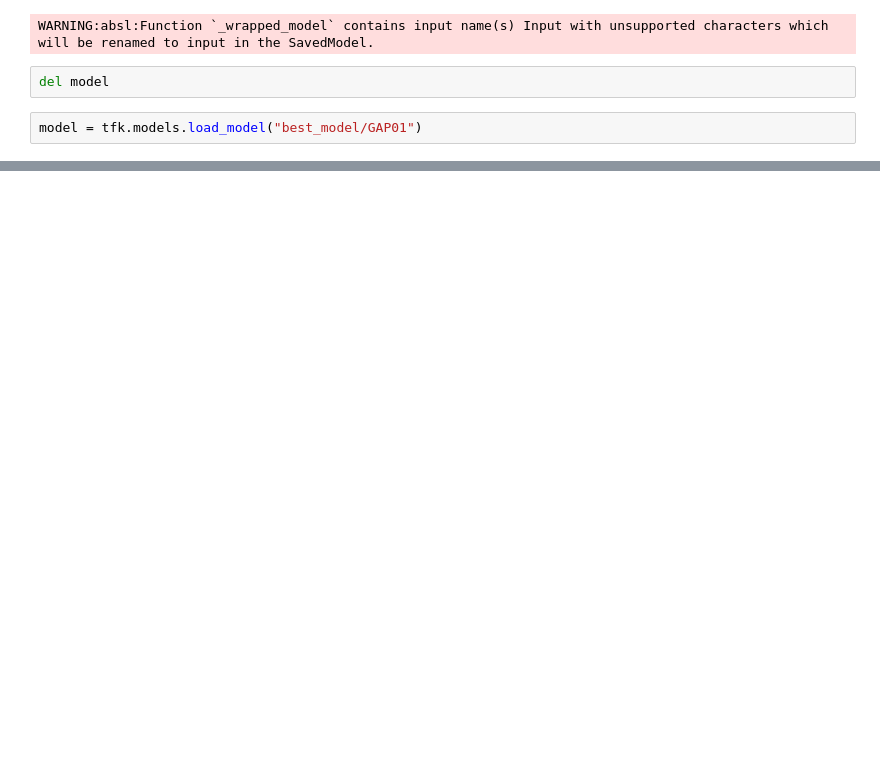
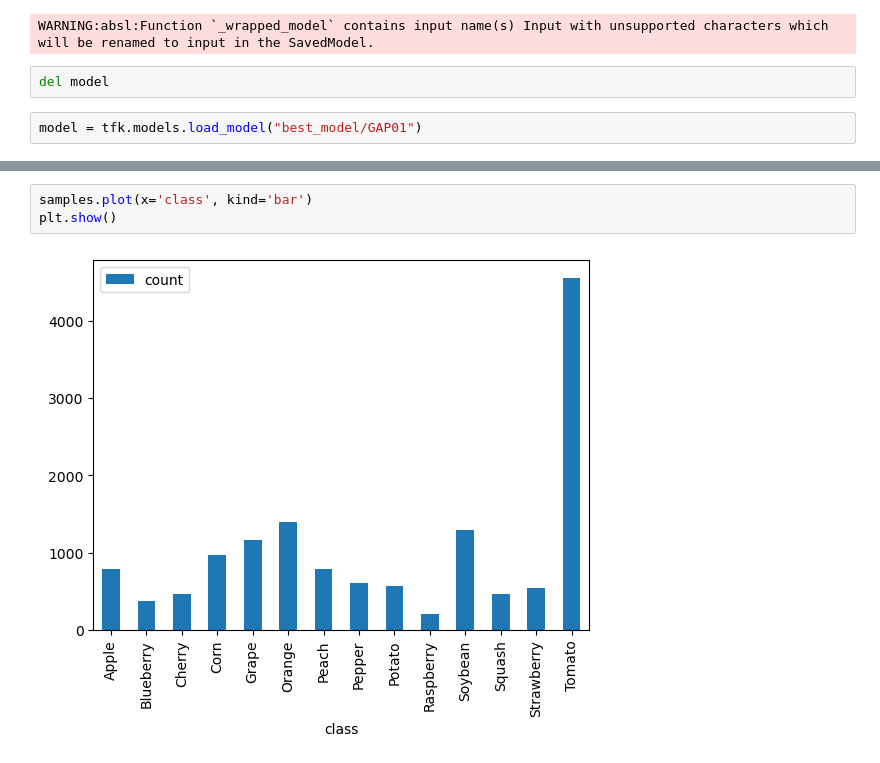
Before and after one commit to irfanmasoudi/anndl1, a Jupyter notebook: Challenge1-GAP.ipynb, the cells around one changed output, grey strips where cells are left out. Drawn from its saved outputs; the diff is of its cells as text; blank space fills up the shorter version.

```diff
--- a/Challenge1-GAP.ipynb
+++ b/Challenge1-GAP.ipynb
@@ -388,0 +484,5 @@ Test metrics with data augmentation
+# %%
+samples.plot(x='class', kind='bar')
+plt.show()
+# %% [output]
+[figure, added]
```
Also changed, not shown: parts of 12 cells of this notebook, 2 other files.
